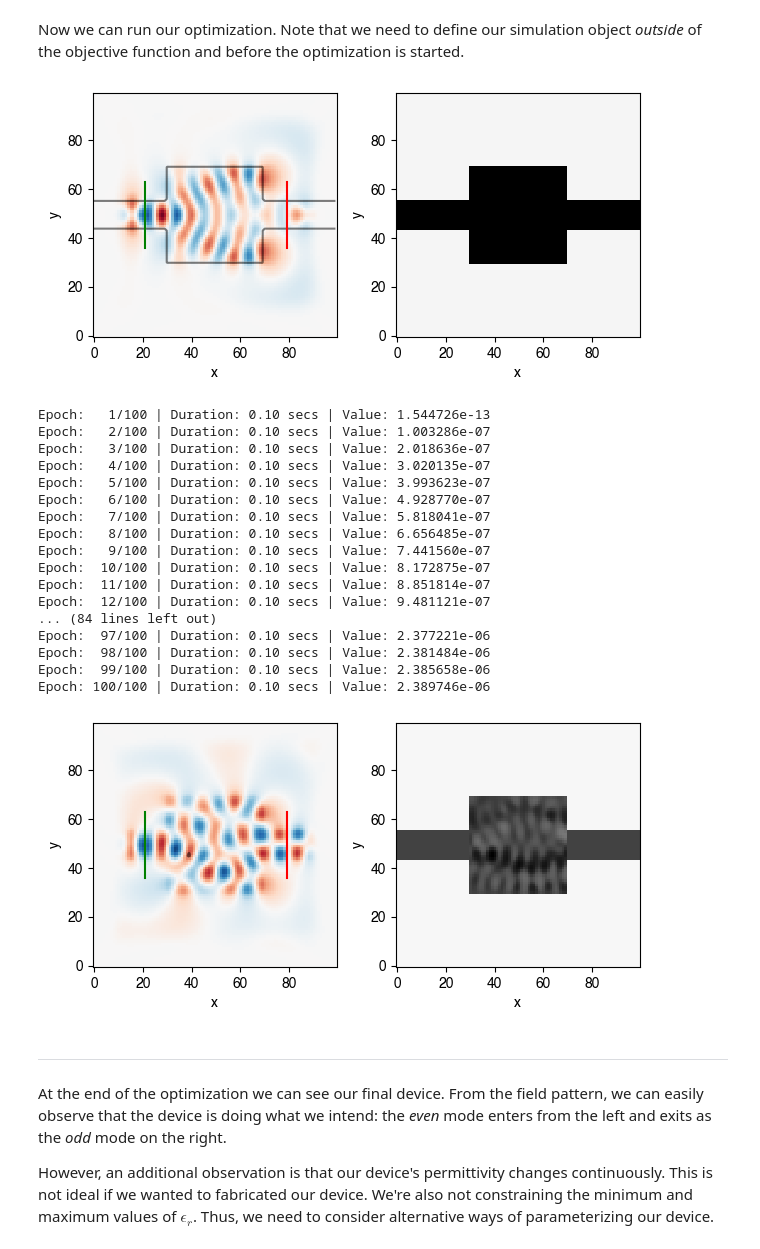
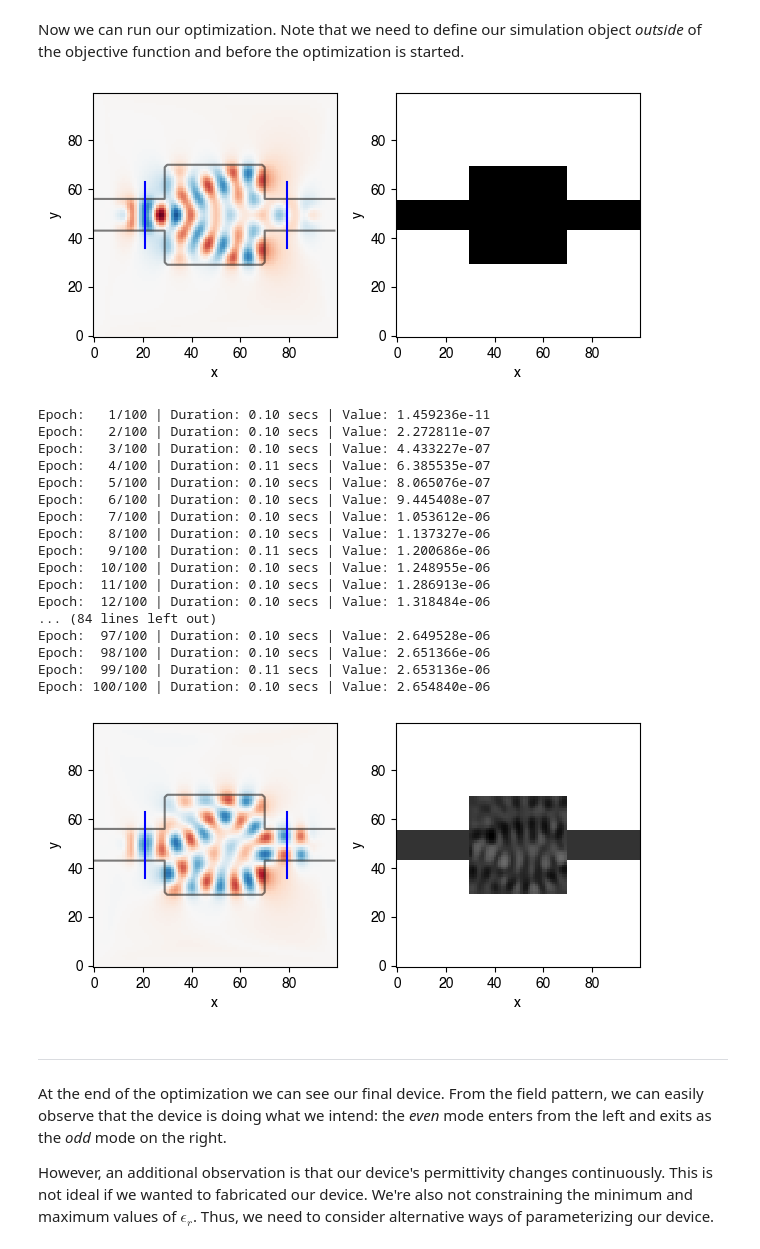
Before and after one commit to fancompute/workshop-invdesign, a Jupyter notebook: 02_Invdes_intro.ipynb, the cells around one changed output. Drawn from its saved outputs; the diff is of its cells as text; code cells hidden in the pictures.

```diff
--- a/02_Invdes_intro.ipynb
+++ b/02_Invdes_intro.ipynb
@@ -90,29 +117,29 @@ def init_domain(Nx, Ny, Npml, space=10, wg_width=10, space_slice=5):
     """
 
     # Parametrization of the permittivity of the structure
-    rho = np.zeros((Nx, Ny))
+    bg_epsr = np.zeros((Nx, Ny))
+    epsr = np.zeros((Nx, Ny))
+
     # Region within which the permittivity is allowed to change
     design_region = np.zeros((Nx, Ny))
 
     # Input waveguide
-    rho[0:int(Npml+space),int(Ny/2-wg_width/2):int(Ny/2+wg_width/2)] = 1
+    bg_epsr[0:int(Npml+space),int(Ny/2-wg_width/2):int(Ny/2+wg_width/2)] = epsr_init
 
     # Input probe slice
     input_slice = Slice(x=np.array(Npml+1),
         y=np.arange(int(Ny/2-wg_width/2-space_slice), int(Ny/2+wg_width/2+space_slice)))
 
     # Output waveguide
-    rho[int(Nx-Npml-space)::,int(Ny/2-wg_width/2):int(Ny/2+wg_width/2)] = 1
+    bg_epsr[int(Nx-Npml-space)::,int(Ny/2-wg_width/2):int(Ny/2+wg_width/2)] = epsr_init
 
     # Output probe slice
     output_slice = (Slice(x=np.array(Nx-Npml-1),
         y=np.arange(int(Ny/2-wg_width/2-space_slice), int(Ny/2+wg_width/2+space_slice))))
 
     design_region[Npml+space:Nx-Npml-space, Npml+space:Ny-Npml-space] = 1
-    rho[Npml+space:Nx-Npml-space, Npml+space:Ny-Npml-space] = 1.0
+    epsr[Npml+space:Nx-Npml-space, Npml+space:Ny-Npml-space] = epsr_init
 
-    epsr = epsr_min + (epsr_max-epsr_min)*rho
-    bg_epsr = copy.deepcopy(epsr)
     return epsr, bg_epsr, design_region, input_slice, output_slice
 
 def mask_combine_epsr(epsr, bg_epsr, design_region):
@@ -120,15 +147,15 @@ def mask_combine_epsr(epsr, bg_epsr, design_region):
     """
     return epsr*design_region + bg_epsr*(design_region==0).astype(np.float)
 
-def viz_sim(epsr):
+def viz_sim(epsr, source, slices=[]):
     """Solve and visualize a simulation with permittivity 'epsr'
     """
     simulation = fdfd_ez(omega, dl, epsr, [Npml, Npml])
     Hx, Hy, Ez = simulation.solve(source)
     fig, ax = plt.subplots(1, 2, constrained_layout=True, figsize=(6,3))
     ceviche.viz.real(Ez, outline=epsr, ax=ax[0], cbar=False)
-    ax[0].plot(input_slice.x*np.ones(len(input_slice.y)), input_slice.y, 'g-')
-    ax[0].plot(output_slice.x*np.ones(len(output_slice.y)), output_slice.y, 'r-')
+    for sl in slices:
+        ax[0].plot(sl.x*np.ones(len(sl.y)), sl.y, 'b-')
     ceviche.viz.abs(epsr, ax=ax[1], cmap='Greys');
     plt.show()
     return (simulation, ax)
@@ -172,12 +168,14 @@ We can visualize what our starting device looks like and how it behaves. Our dev
 epsr, bg_epsr, design_region, input_slice, output_slice = \
     init_domain(Nx, Ny, Npml, space=space, wg_width=wg_width, space_slice=space_slice)
 
+epsr_total = mask_combine_epsr(epsr, bg_epsr, design_region)
+
 # Setup source
-source = insert_mode(omega, dl, input_slice.x, input_slice.y, epsr, m=1)
+source = insert_mode(omega, dl, input_slice.x, input_slice.y, epsr_total, m=1)
 
 # Setup probe
-probe = insert_mode(omega, dl, output_slice.x, output_slice.y, epsr, m=2)
+probe = insert_mode(omega, dl, output_slice.x, output_slice.y, epsr_total, m=2)
 
 # Simulate initial device
-simulation, ax = viz_sim(epsr)
+simulation, ax = viz_sim(epsr_total, source, slices=[input_slice,output_slice])
 # %% [output]
@@ -189,10 +187,10 @@ We will now define our objective function. This is a scalar-valued function whic
 
 Our objective function will consist of maximizing an overlap integral of the field in the output waveguide of the simulated device and the field of the waveguide's second order mode. The function takes in a single argument, `epsr` and returns the value of the overlap integral. The details of setting the permittivity and solving for the fields happens inside the objective function.
 # %%
-def measure_modes(Ez):
+def mode_overlap(E1, E2):
     """Defines an overlap integral between the simulated field and desired field
     """
-    return npa.abs(npa.sum(npa.conj(Ez)*probe))
+    return npa.abs(npa.sum(npa.conj(E1)*E2))
 
 def objective(epsr):
     """Objective function called by optimizer
@@ -205,45 +203,46 @@ def objective(epsr):
     epsr = epsr.reshape((Nx, Ny))
     simulation.eps_r = mask_combine_epsr(epsr, bg_epsr, design_region)
     _, _, Ez = simulation.solve(source)
-    return measure_modes(Ez)
+    return mode_overlap(Ez, probe)
 # %% [markdown]
 ### Run optimization
 # %% [markdown]
 Now we can run our optimization. Note that we need to define our simulation object *outside* of the objective function and before the optimization is started.
 # %%
 # Simulate initial device
-simulation, ax = viz_sim(epsr)
+simulation, ax = viz_sim(epsr_total, source, slices=[input_slice, output_slice])
 
 # Compute the gradient of the objective function using revere-mode differentiation
 objective_jac = jacobian(objective, mode='reverse')
 
 # Maximize the objective function using an ADAM optimizer
 (epsr_optimum, loss) = adam_optimize(objective, epsr.flatten(), objective_jac,
                          Nsteps=Nsteps, direction='max', step_size=step_size)
 
 # Simulate and show the optimal device
 epsr_optimum = epsr_optimum.reshape((Nx, Ny))
-simulation, ax = viz_sim(epsr_optimum)
+epsr_optimum_total = mask_combine_epsr(epsr_optimum, bg_epsr, design_region)
+simulation, ax = viz_sim(epsr_optimum_total, source, slices=[input_slice, output_slice])
 # %% [output]
-[figure, old version]
+[figure, new version]
-Epoch:   1/100 | Duration: 0.10 secs | Value: 1.544726e-13
-Epoch:   2/100 | Duration: 0.10 secs | Value: 1.003286e-07
-Epoch:   3/100 | Duration: 0.10 secs | Value: 2.018636e-07
-Epoch:   4/100 | Duration: 0.10 secs | Value: 3.020135e-07
-Epoch:   5/100 | Duration: 0.10 secs | Value: 3.993623e-07
-Epoch:   6/100 | Duration: 0.10 secs | Value: 4.928770e-07
-Epoch:   7/100 | Duration: 0.10 secs | Value: 5.818041e-07
-Epoch:   8/100 | Duration: 0.10 secs | Value: 6.656485e-07
-Epoch:   9/100 | Duration: 0.10 secs | Value: 7.441560e-07
-Epoch:  10/100 | Duration: 0.10 secs | Value: 8.172875e-07
-Epoch:  11/100 | Duration: 0.10 secs | Value: 8.851814e-07
-Epoch:  12/100 | Duration: 0.10 secs | Value: 9.481121e-07
+Epoch:   1/100 | Duration: 0.10 secs | Value: 1.459236e-11
+Epoch:   2/100 | Duration: 0.10 secs | Value: 2.272811e-07
+Epoch:   3/100 | Duration: 0.10 secs | Value: 4.433227e-07
+Epoch:   4/100 | Duration: 0.11 secs | Value: 6.385535e-07
+Epoch:   5/100 | Duration: 0.10 secs | Value: 8.065076e-07
+Epoch:   6/100 | Duration: 0.10 secs | Value: 9.445408e-07
+Epoch:   7/100 | Duration: 0.10 secs | Value: 1.053612e-06
+Epoch:   8/100 | Duration: 0.10 secs | Value: 1.137327e-06
+Epoch:   9/100 | Duration: 0.11 secs | Value: 1.200686e-06
+Epoch:  10/100 | Duration: 0.10 secs | Value: 1.248955e-06
+Epoch:  11/100 | Duration: 0.10 secs | Value: 1.286913e-06
+Epoch:  12/100 | Duration: 0.10 secs | Value: 1.318484e-06
 ... (84 lines left out)
-Epoch:  97/100 | Duration: 0.10 secs | Value: 2.377221e-06
-Epoch:  98/100 | Duration: 0.10 secs | Value: 2.381484e-06
-Epoch:  99/100 | Duration: 0.10 secs | Value: 2.385658e-06
-Epoch: 100/100 | Duration: 0.10 secs | Value: 2.389746e-06
+Epoch:  97/100 | Duration: 0.10 secs | Value: 2.649528e-06
+Epoch:  98/100 | Duration: 0.10 secs | Value: 2.651366e-06
+Epoch:  99/100 | Duration: 0.11 secs | Value: 2.653136e-06
+Epoch: 100/100 | Duration: 0.10 secs | Value: 2.654840e-06
-[figure, old version]
+[figure, new version]
 # %% [markdown]
 ---
 At the end of the optimization we can see our final device. From the field pattern, we can easily observe that the device is doing what we intend: the *even* mode enters from the left and exits as the *odd* mode on the right.
```
Also changed, not shown: parts of 9 cells of this notebook, 1 other file.
